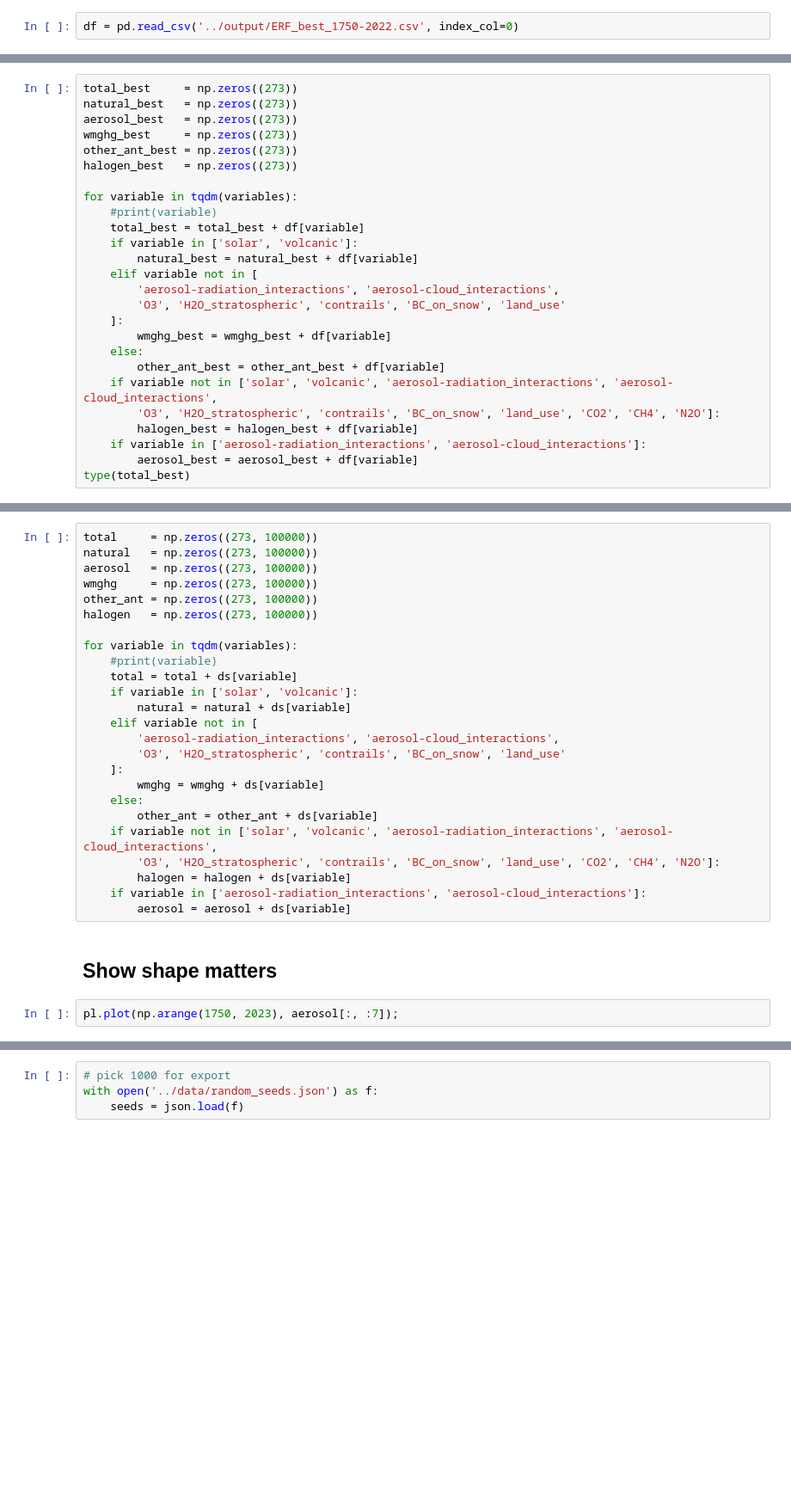
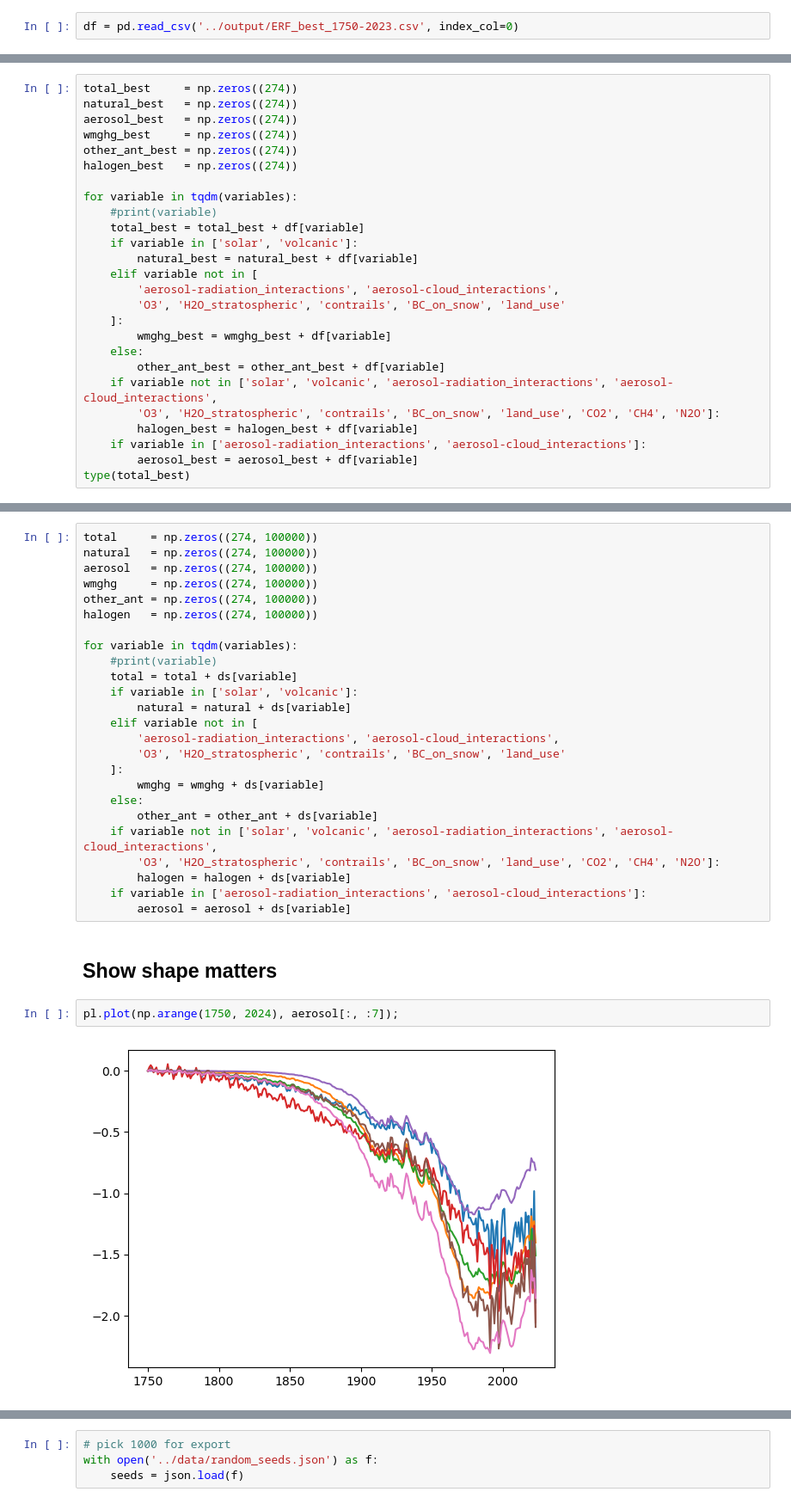
Before and after one commit to ClimateIndicator/forcing-timeseries, a Jupyter notebook: notebooks/forcing-analysis.ipynb, the cells around one changed output, grey strips where cells are left out. Shown: that part at 86% size. Drawn from its saved outputs; the diff is of its cells as text; blank space fills up the shorter version.

```diff
--- a/notebooks/forcing-analysis.ipynb
+++ b/notebooks/forcing-analysis.ipynb
@@ -26,7 +26,7 @@ ds = xr.load_dataset('../output/ERF_ensemble.nc')
 # %%
 variables = list(ds.keys())
 # %%
-df = pd.read_csv('../output/ERF_best_1750-2022.csv', index_col=0)
+df = pd.read_csv('../output/ERF_best_1750-2023.csv', index_col=0)
 # %%
 #variables
 # %% [markdown]
@@ -51,12 +63,12 @@ for variable in [
 # %% [markdown]
 ## Aggregated categories
 # %%
-total_best     = np.zeros((273))
-natural_best   = np.zeros((273))
-aerosol_best   = np.zeros((273))
-wmghg_best     = np.zeros((273))
-other_ant_best = np.zeros((273))
-halogen_best   = np.zeros((273))
+total_best     = np.zeros((274))
+natural_best   = np.zeros((274))
+aerosol_best   = np.zeros((274))
+wmghg_best     = np.zeros((274))
+other_ant_best = np.zeros((274))
+halogen_best   = np.zeros((274))
 
 for variable in tqdm(variables):
     #print(variable)
@@ -87,10 +101,10 @@ df_out.to_csv('../output/ERF_best_DAMIP_1750-2022.csv')
 # %%
-total     = np.zeros((273, 100000))
-natural   = np.zeros((273, 100000))
-aerosol   = np.zeros((273, 100000))
-wmghg     = np.zeros((273, 100000))
-other_ant = np.zeros((273, 100000))
-halogen   = np.zeros((273, 100000))
+total     = np.zeros((274, 100000))
+natural   = np.zeros((274, 100000))
+aerosol   = np.zeros((274, 100000))
+wmghg     = np.zeros((274, 100000))
+other_ant = np.zeros((274, 100000))
+halogen   = np.zeros((274, 100000))
 
 for variable in tqdm(variables):
     #print(variable)
@@ -112,5 +126,7 @@ for variable in tqdm(variables):
 # %% [markdown]
 ## Show shape matters
 # %%
-pl.plot(np.arange(1750, 2023), aerosol[:, :7]);
+pl.plot(np.arange(1750, 2024), aerosol[:, :7]);
+# %% [output]
+[figure, added]
 # %%
```
Also changed, not shown: parts of 8 cells of this notebook, 13 other files.
